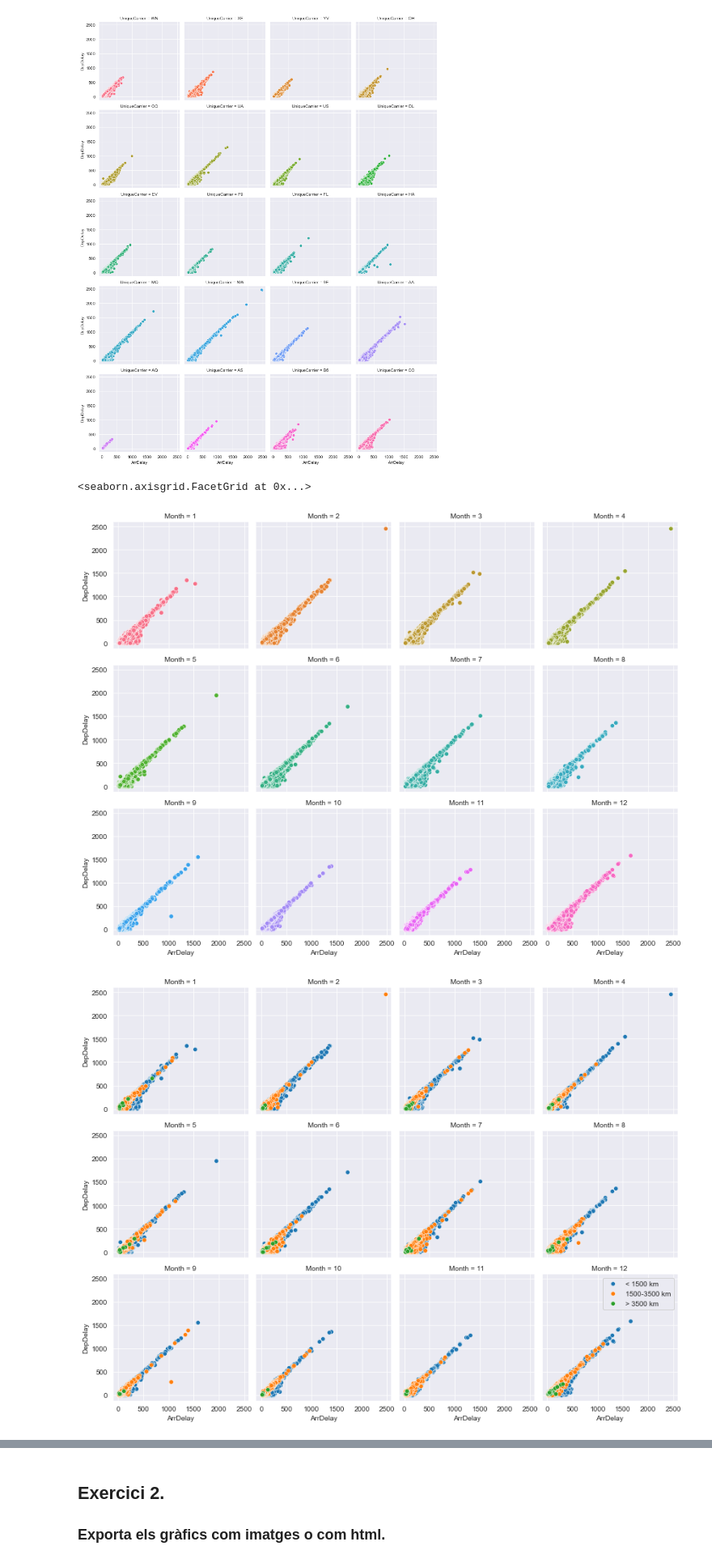
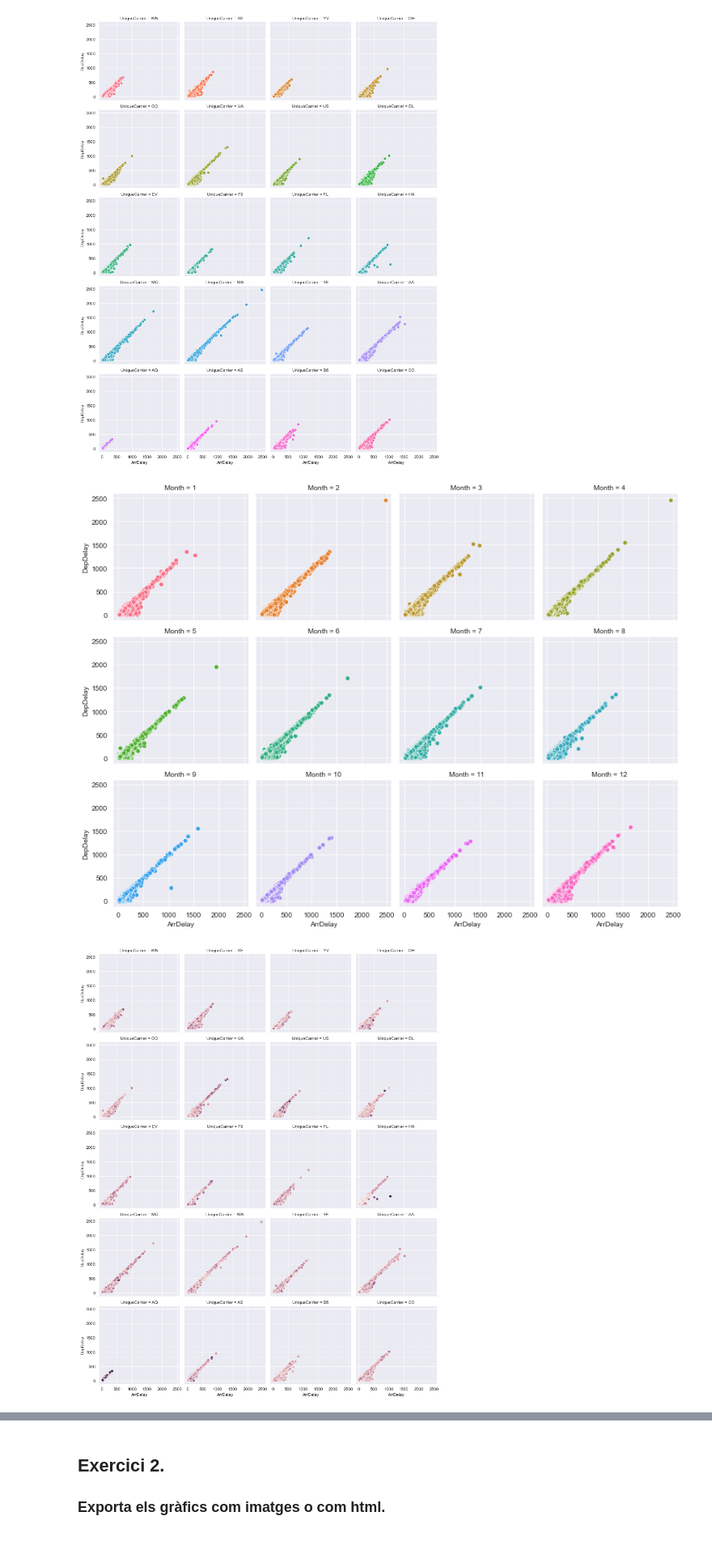
Before and after one commit to ptudela/S04-T01_Visualitzaci-gr-fica-d-un-dataset, a Jupyter notebook: S04_T01_Visualització gràfica d'un dataset.ipynb, the cells around one changed output, grey strips where cells are left out. Shown at 81% size. Saved outputs shown, nothing was run; the diff lists cells and outputs as text; code cells hidden in the pictures.

```diff
--- a/S04_T01_Visualització gràfica d'un dataset.ipynb
+++ b/S04_T01_Visualització gràfica d'un dataset.ipynb
@@ -135,13 +138,6 @@ vols_dia_setmana.plot(kind='bar', title='Vols per dia de la setmana')
 plt.show()
 # %% [output]
 [figure]
-# %%
-#################################################
-# Dues variables numèriques (ArrDelay i DepDelay)#
-#################################################
-sns.set_style("darkgrid")
-f, ax = plt.subplots(figsize=(15, 5))
-sns.scatterplot(data=df, x="ArrDelay", y="DepDelay", hue="Month");
 # %%
 #################################################
 # Dues variables numèriques (ArrDelay i DepDelay)#
@@ -169,20 +165,19 @@ plt.savefig('Fig07_tres_variables.png', dpi = 200, transparent =True)
 
 ax = sns.FacetGrid(df, col="Month", hue="Month", col_wrap=4)
 ax.map(sns.scatterplot,"ArrDelay","DepDelay")
-
+plt.savefig('Fig05_tres_variables2.png', dpi = 100, transparent =True)
 # la distribución de retrasos en salidas y llegadas según los meses del año
 # %% [output]
-<seaborn.axisgrid.FacetGrid at 0x...>
 [figure]
 # %%
 #####################################################################
 #Més de tres variables (ArrDelay, DepDelay, AirTime i UniqueCarrier)#
 #####################################################################
 
-ax = sns.FacetGrid(df, col="Month", hue="dist_group", col_wrap=4 )
+ax = sns.FacetGrid(df, col="UniqueCarrier", col_wrap=4 )
 
-ax.map(sns.scatterplot,"ArrDelay","DepDelay");
-plt.legend(labels=["< 1500 km ","1500-3500 km","> 3500 km"]);
-plt.savefig('Fig08_Cuatro_variables.png', dpi = 100, transparent =True)
+ax.map(sns.scatterplot,"ArrDelay","DepDelay","AirTime");
+
+plt.savefig('Fig6_Cuatro_variables.png', dpi = 100, transparent =True)
 # %% [output]
-[figure, old version]
+[figure, new version]
```
Also changed, not shown: parts of 9 cells of this notebook, 9 other files.
